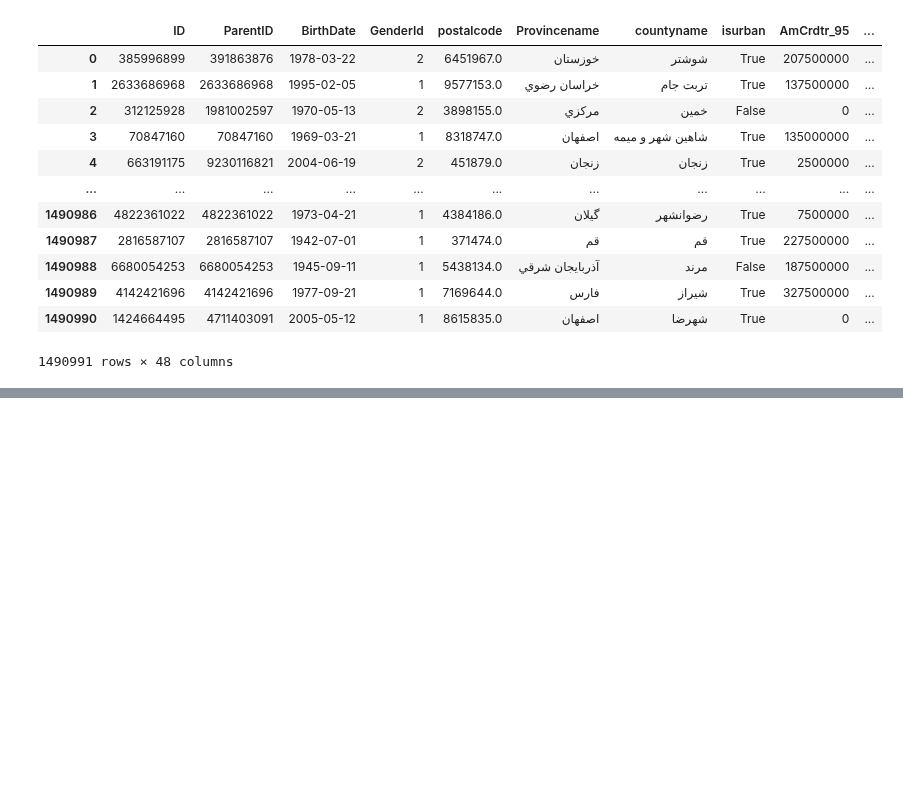
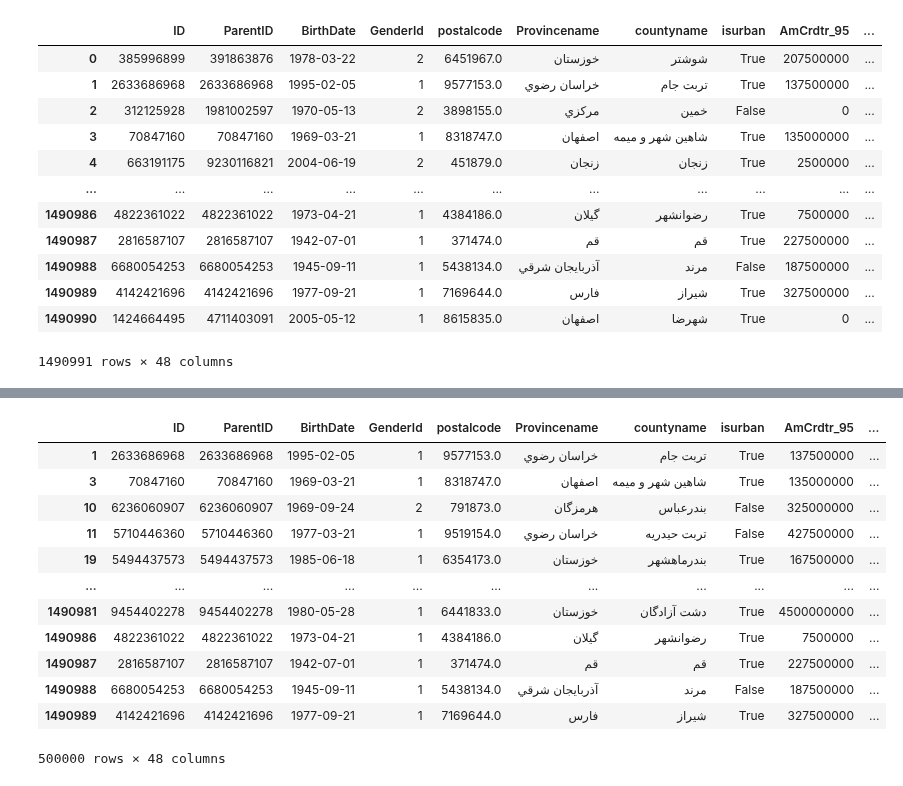
Before and after one commit to sadraheydari/BS_project, a Jupyter notebook: code/notebooks/1. EDA.ipynb, the cells around one changed output, grey strips where cells are left out. Cells and saved outputs as stored; diff of their text form; code cells hidden in the pictures; blank space fills up the shorter version.

```diff
--- a/code/notebooks/1. EDA.ipynb
+++ b/code/notebooks/1. EDA.ipynb
@@ -22,0 +77,17 @@ data_df
+# %%
+familyhead_df = data_df[data_df['ParentID'] == data_df['ID']]
+familyhead_df
+# %% [output]
+|  | ID | ParentID | BirthDate | GenderId | postalcode | Provincename | countyname | isurban | AmCrdtr_95 | ... |
+| 1 | 2633686968 | 2633686968 | 1995-02-05 | 1 | 9577153.0 | خراسان رضوي | تربت جام | True | 137500000 | ... |
+| 3 | 70847160 | 70847160 | 1969-03-21 | 1 | 8318747.0 | اصفهان | شاهين شهر و ميمه | True | 135000000 | ... |
+| 10 | 6236060907 | 6236060907 | 1969-09-24 | 2 | 791873.0 | هرمزگان | بندرعباس | False | 325000000 | ... |
+| 11 | 5710446360 | 5710446360 | 1977-03-21 | 1 | 9519154.0 | خراسان رضوي | تربت حيدريه | False | 427500000 | ... |
+| 19 | 5494437573 | 5494437573 | 1985-06-18 | 1 | 6354173.0 | خوزستان | بندرماهشهر | True | 167500000 | ... |
+| ... | ... | ... | ... | ... | ... | ... | ... | ... | ... | ... |
+| 1490981 | 9454402278 | 9454402278 | 1980-05-28 | 1 | 6441833.0 | خوزستان | دشت آزادگان | True | 4500000000 | ... |
+| 1490986 | 4822361022 | 4822361022 | 1973-04-21 | 1 | 4384186.0 | گيلان | رضوانشهر | True | 7500000 | ... |
+| 1490987 | 2816587107 | 2816587107 | 1942-07-01 | 1 | 371474.0 | قم | قم | True | 227500000 | ... |
+| 1490988 | 6680054253 | 6680054253 | 1945-09-11 | 1 | 5438134.0 | آذربايجان شرقي | مرند | False | 187500000 | ... |
+| 1490989 | 4142421696 | 4142421696 | 1977-09-21 | 1 | 7169644.0 | فارس | شيراز | True | 327500000 | ... |
+500000 rows × 48 columns
```
Also changed, not shown: parts of 16 cells of this notebook, 11 other files.
